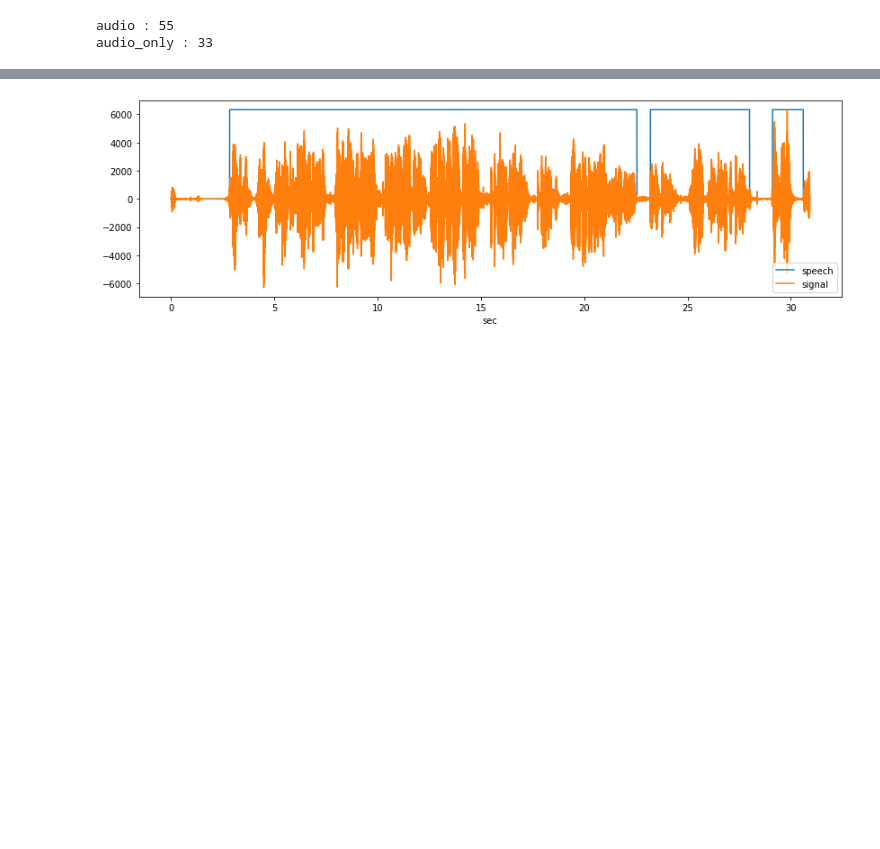
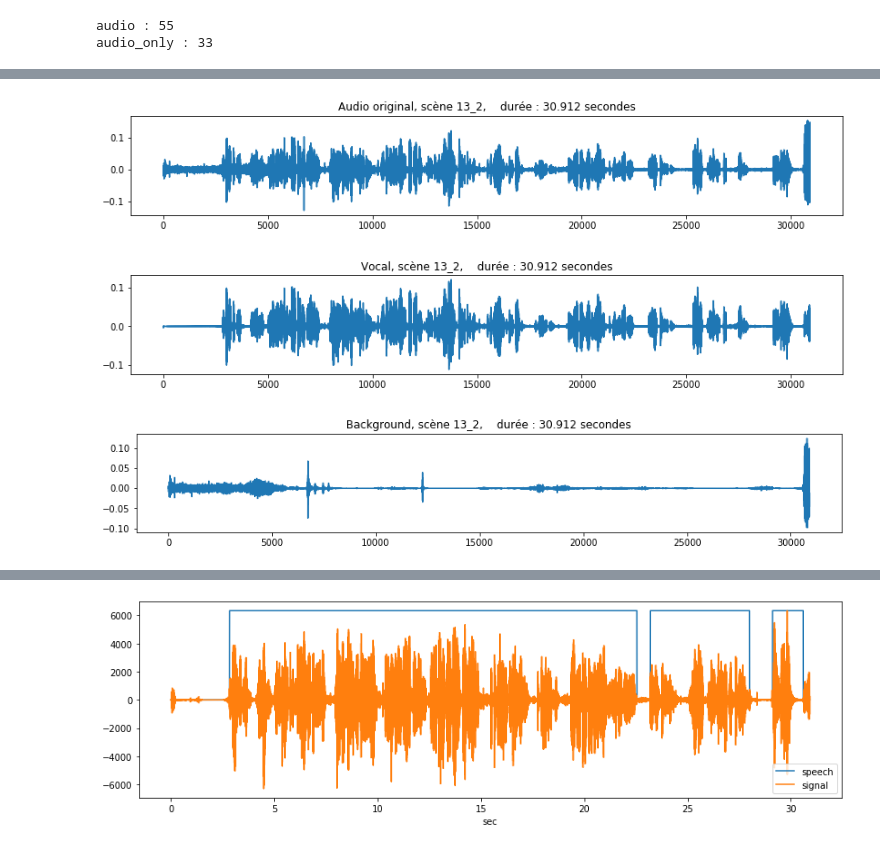
Before and after one commit to vincentnam/Project-Archean, a Jupyter notebook: ChallengeM2SID_2019.ipynb, the cells around one changed output, grey strips where cells are left out. Drawn from its saved outputs; the diff is of its cells as text; code cells hidden in the pictures; blank space fills up the shorter version.

```diff
--- a/ChallengeM2SID_2019.ipynb
+++ b/ChallengeM2SID_2019.ipynb
@@ -1146,0 +1138,40 @@ La librairie webrtcvad permet de detecter les passages parlés dans un fichier a
+# %%
+scene = "13_2"
+method, smooth = None, None
+
+spleet(scene)
+
+vocfile = spleeter_output_dir + scene + audio_extension.split('.')[-2] + '/vocals_resample.wav'
+bacfile = spleeter_output_dir + scene + audio_extension.split('.')[-2] + '/accompaniment.wav'
+wavfile = dir_audio + scene + audio_extension
+xmlfile = dir_texte + scene + texte_extension
+
+# load data
+bin_signal, signal, fe = load_signal(vocfile, samplerate=samplerate)
+bin_signal_origin, signal_origin, fe_origin = load_signal(wavfile, samplerate=samplerate)
+bin_back, signal_back, fe_back = load_signal(bacfile, samplerate=samplerate)
+vocal_song  = AudioSegment.from_wav(vocfile)
+origin_song = AudioSegment.from_wav(wavfile)
+
+back_rs = scipy.signal.resample(np.array(signal_back), round(len(np.array(signal_back)) / samplerate * 1000))
+signal_origin_rs = scipy.signal.resample(np.array(signal_origin), round(len(np.array(signal_origin)) / samplerate * 1000))
+signal_rs = scipy.signal.resample(np.array(signal), round(len(np.array(signal)) / samplerate * 1000))
+
+plt.figure(figsize=(14,2))
+plt.title("Audio original, scène "+scene+",    durée : "+str(len(vocal_song)/1000)+" secondes")
+plt.plot(signal_origin_rs)
+plt.show()
+
+plt.figure(figsize=(14,2))
+plt.title("Vocal, scène "+scene+",    durée : "+str(len(vocal_song)/1000)+" secondes")
+plt.plot(signal_rs)
+plt.show()
+
+plt.figure(figsize=(14,2))
+plt.title("Background, scène "+scene+",    durée : "+str(len(vocal_song)/1000)+" secondes")
+plt.plot(back_rs)
+plt.show()
+# %% [output]
+[figure, added]
+[figure, added]
+[figure, added]
```
Also changed, not shown: parts of 53 cells of this notebook.
